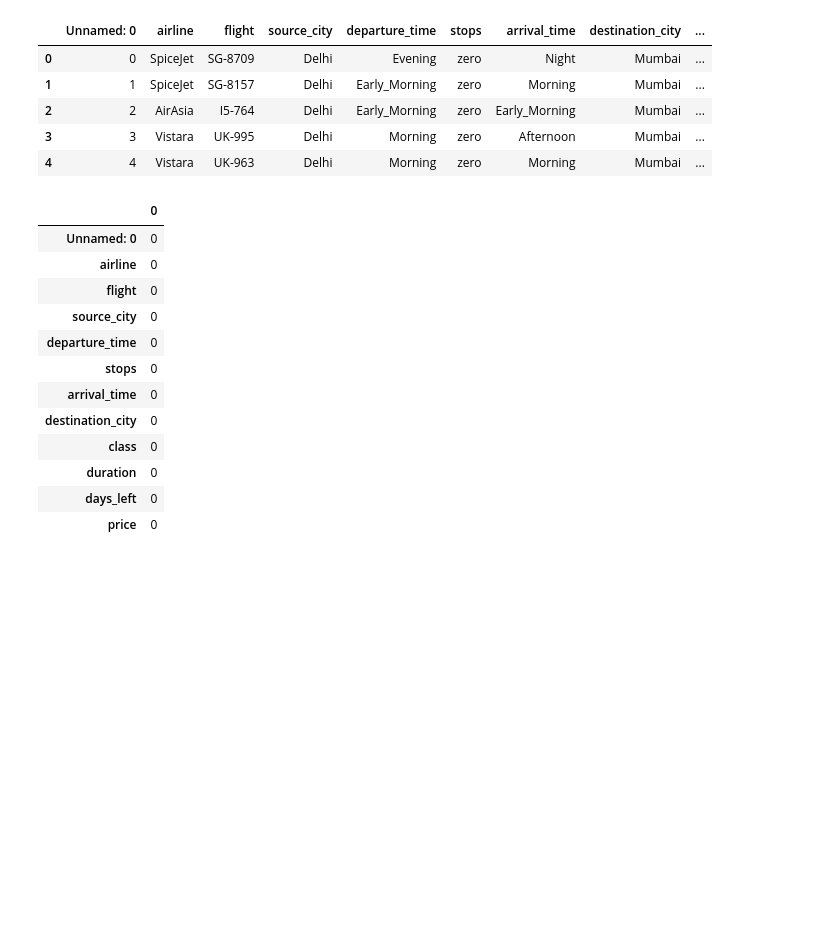
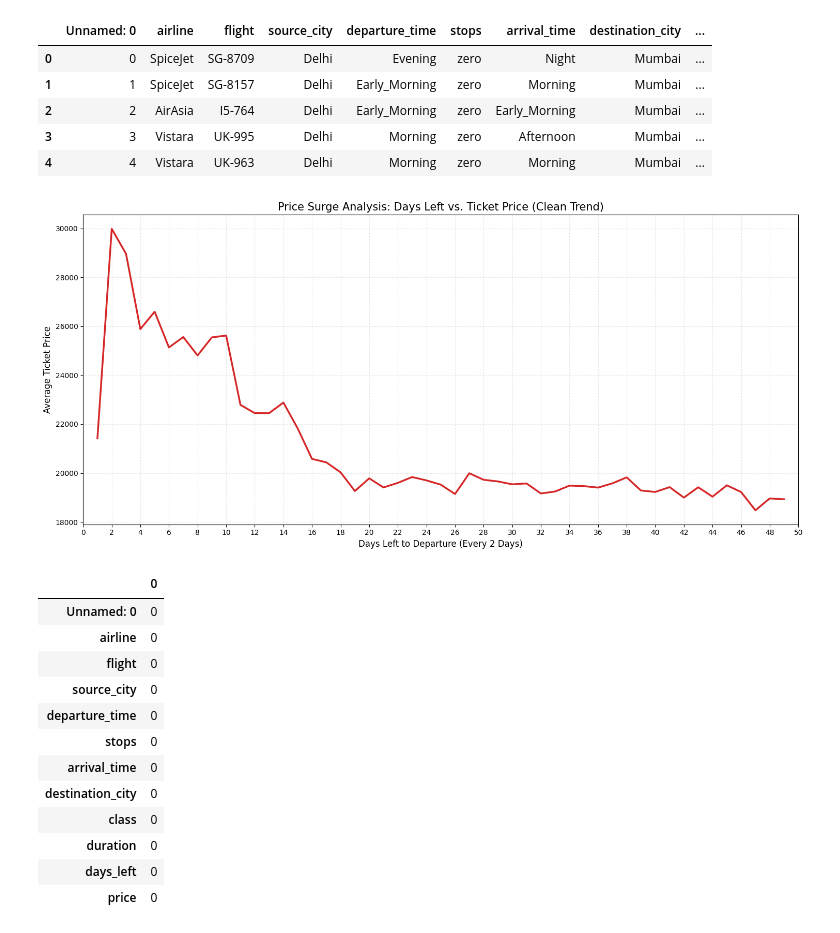
Before and after one commit to himansa-weerakooon/Flight-Price-ML-project-, a Jupyter notebook: EDA.ipynb, the cells around one changed output. Cells and saved outputs as stored; diff of their text form; code cells hidden in the pictures; blank space fills up the shorter version.

```diff
--- a/EDA.ipynb
+++ b/EDA.ipynb
@@ -55,6 +55,35 @@ train_df, test_df = train_test_split(
     random_state=42,
     stratify=df["class"]
 )
+# %%
+import matplotlib.pyplot as plt
+import seaborn as sns
+import numpy as np
+
+# 1. Setup the Plot
+plt.figure(figsize=(15, 7))
+
+# 2. Create the Line Plot (Clean Line, No Dots)
+# marker=None (or removing marker='o') removes the dots
+# errorbar=None removes the shadow
+sns.lineplot(x='days_left', y='price', data=train_df,
+             color='#d62728', linewidth=2.5, marker=None, errorbar=None)
+
+# 3. Apply "Every 2 Days" Scaling
+max_days = int(train_df['days_left'].max())
+plt.xticks(np.arange(0, max_days + 2, 2), fontsize=10)
+
+# 4. Formatting
+plt.title('Price Surge Analysis: Days Left vs. Ticket Price (Clean Trend)', fontsize=15)
+plt.xlabel('Days Left to Departure (Every 2 Days)', fontsize=12)
+plt.ylabel('Average Ticket Price', fontsize=12)
+plt.grid(True, linestyle=':', alpha=0.5)
+plt.xlim(0, 50) # Focus on the active booking window
+
+plt.tight_layout()
+plt.show()
+# %% [output]
+[figure, added]
 # %%
 train_df.isna().sum()
 # %% [output]
```
Also changed, not shown: parts of 6 cells of this notebook, 1 other file.
